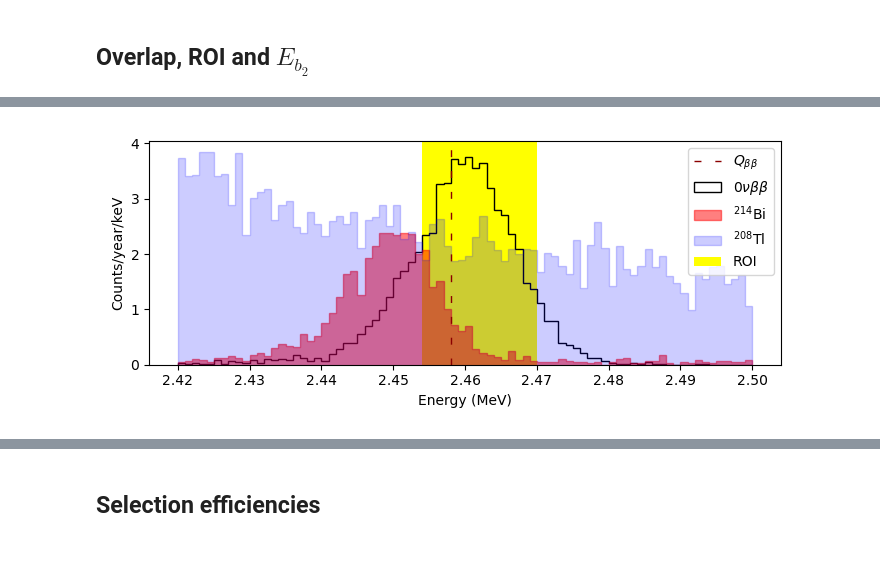
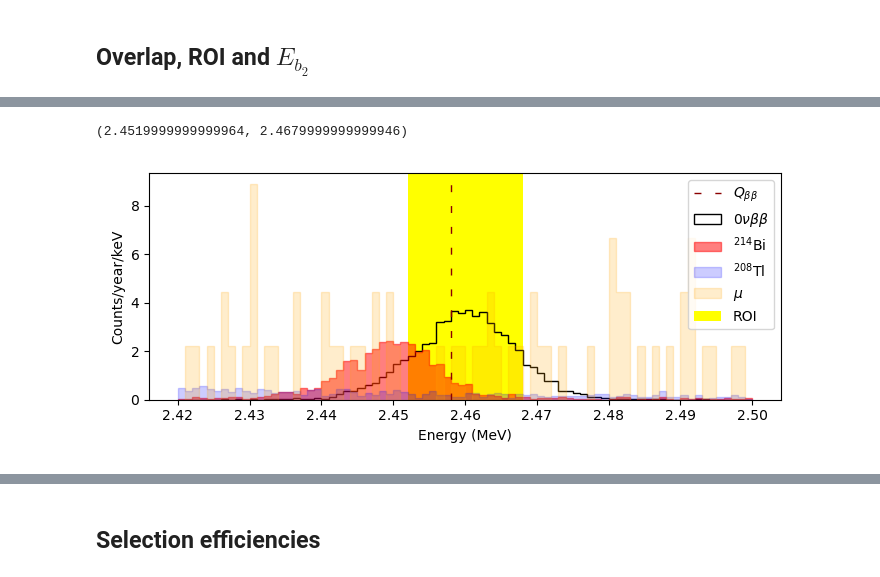
Before and after one commit to gondiaz/NEXT100-0nubb-analysis, a Jupyter notebook: analysis/counting_experiment.ipynb, the cells around one changed output, grey strips where cells are left out. Cells and saved outputs as stored; diff of their text form; code cells hidden in the pictures.

```diff
--- a/analysis/counting_experiment.ipynb
+++ b/analysis/counting_experiment.ipynb
@@ -176,8 +218,8 @@ tracks_214Bi.set_index(["event", "file"], inplace=True)
 selections = [ "nexus"
              , "reco"
              , "energy"
+             , "fiducial"
              , "track"
-             , "fiducial"
              , "overlap"
              , "ROI"
              , "topo"]
@@ -195,4 +237,4 @@ selections_df.loc["208Tl", "energy"] = \
 selections_df.loc["214Bi", "energy"] = \
 (tracks_214Bi.groupby("G4Volume").apply(lambda df: df.index.nunique())/iceff_df.loc["214Bi"].exposure).sum()
 
-selections_df = selections_df.drop(["2nubb"])
+selections_df.loc["muons", "energy"] = tracks_muons.index.nunique()/iceff_df.loc[("muons", "LAB_WALLS")].exposure
@@ -263,6 +403,7 @@ Isotope
 dtype: object
 # %%
 # selection dfs
-sel_0nubb = (tracks_0nubb.numb_of_tracks == 1)
-sel_208Tl = (tracks_208Tl.numb_of_tracks == 1)
-sel_214Bi = (tracks_214Bi.numb_of_tracks == 1)
+sel_0nubb = sel_0nubb & (tracks_0nubb.numb_of_tracks == 1)
+sel_208Tl = sel_208Tl & (tracks_208Tl.numb_of_tracks == 1)
+sel_214Bi = sel_214Bi & (tracks_214Bi.numb_of_tracks == 1)
+sel_muons = sel_muons & (tracks_muons.numb_of_tracks == 1)
@@ -337,6 +413,7 @@ dtype: object
 sel_0nubb = sel_0nubb & (tracks_0nubb.ovlp_blob_energy == 0)
 sel_214Bi = sel_214Bi & (tracks_214Bi.ovlp_blob_energy == 0)
 sel_208Tl = sel_208Tl & (tracks_208Tl.ovlp_blob_energy == 0)
+sel_muons = sel_muons & (tracks_muons.ovlp_blob_energy == 0)
 
 rate = (tracks_0nubb.loc[sel_0nubb].index.nunique() / iceff_df.loc[("0nubb", "ACTIVE")].exposure).sum()
 selections_df.loc["0nubb", "overlap"] = rate
@@ -349,13 +426,17 @@ selections_df.loc["214Bi", "overlap"] = rate
 rate = (tracks_208Tl.loc[sel_208Tl].value_counts("G4Volume") / iceff_df.loc["208Tl"].exposure).sum()
 selections_df.loc["208Tl", "overlap"] = rate
 
-es = selections_df.loc["0nubb"].overlap/selections_df.loc["0nubb"].fiducial
-eb = selections_df.loc[("208Tl", "214Bi"), :].overlap.sum()/selections_df.loc[("208Tl", "214Bi"), :].fiducial.sum()
+# muons
+rate = (tracks_muons.loc[sel_muons].value_counts("G4Volume") / iceff_df.loc["muons"].exposure).sum()
+selections_df.loc["muons", "overlap"] = rate
+
+# es = selections_df.loc["0nubb"].overlap/selections_df.loc["0nubb"].track
+# eb = selections_df.loc[("208Tl", "214Bi"), :].overlap.sum()/selections_df.loc[("208Tl", "214Bi"), :].track.sum()
 
 # no overlap
 print("No overlap between blobs efficiencies:")
 print("-------------------------------------")
-selections_df.overlap / selections_df.fiducial
+selections_df.overlap / selections_df.track
 # %% [output]
 No overlap between blobs efficiencies:
 -------------------------------------
@@ -397,21 +453,24 @@ combs = list(combinations(ROI, 2))
 ns  = []
 nb1 = []
 nb2 = []
+nb3 = []
 for i, comb in enumerate(combs):
     emin, emax = comb
     st  = tracks_0nubb.loc[sel_0nubb & (emin<=tracks_0nubb.energy) & (tracks_0nubb.energy<emax)]
     bt1 = tracks_208Tl.loc[sel_208Tl & (emin<=tracks_208Tl.energy) & (tracks_208Tl.energy<emax)]
     bt2 = tracks_214Bi.loc[sel_214Bi & (emin<=tracks_214Bi.energy) & (tracks_214Bi.energy<emax)]
+    bt3 = tracks_muons.loc[sel_muons & (emin<=tracks_muons.energy) & (tracks_muons.energy<emax)]
 
     ns .append(( st.value_counts("G4Volume") / iceff_df.loc[("0nubb", "ACTIVE")].exposure).sum())
     nb1.append((bt1.value_counts("G4Volume") / iceff_df.loc["208Tl"]            .exposure).sum())
     nb2.append((bt2.value_counts("G4Volume") / iceff_df.loc["214Bi"]            .exposure).sum())
+    nb3.append((bt3.value_counts("G4Volume") / iceff_df.loc["muons"]            .exposure).sum())
 
 ns = np.array(ns)
-nb = np.array(nb1) + np.array(nb2)
+nb = np.array(nb1) + np.array(nb2) + np.array(nb3)
 
 foms =        (ns/selections_df.loc["0nubb", "overlap"]) / \
-       np.sqrt(nb/selections_df.loc[("208Tl", "214Bi"), :].overlap.sum())
+       np.sqrt(nb/selections_df.loc[("208Tl", "214Bi", "muons"), :].overlap.sum())
 
 roi = combs[np.argmax(foms)]
 
@@ -456,34 +517,44 @@ ax = fig.add_subplot(111)
 bins = np.arange(2.42, 2.50, 0.001)
 binc = (bins[1:] + bins[:-1])/2.
 
 # signal
 h, _ = np.histogram( tracks_0nubb.loc[sel_0nubb].energy, bins=bins
                    , weights=np.ones(sel_0nubb.sum())/iceff_df.loc[("0nubb", "ACTIVE")].exposure)
 ax.stairs(h, bins, label=r"$0\nu\beta\beta$", facecolor="none", edgecolor="k", fill=True)
 
 # 214Bi
 h, _ = np.histogram( tracks_214Bi.loc[sel_214Bi].energy, bins=bins
          , weights=1/tracks_214Bi.loc[sel_214Bi].exposure)
 ax.stairs(h, bins, label=r"$^{214}$Bi", facecolor="r", edgecolor="r", alpha=0.5, fill=True)
 
 
 # 208Tl
 h, _ = np.histogram( tracks_208Tl.loc[sel_208Tl].energy, bins=bins
          , weights=1/tracks_208Tl.loc[sel_208Tl].exposure)
 ax.stairs(h, bins, label=r"$^{208}$Tl", facecolor="b", edgecolor="b", alpha=0.2, fill=True)
 
+
+# muons
+h, _ = np.histogram( tracks_muons.loc[sel_muons].energy, bins=bins
+         , weights=1/tracks_muons.loc[sel_muons].exposure)
+ax.stairs(h, bins, label=r"$\mu$", facecolor="orange", edgecolor="orange", alpha=0.2, fill=True)
+
+
 # ROI
 Qbb = 2.458
 plt.axvline(Qbb, c="darkred", linewidth=1, linestyle=(0, (5, 10)), label=r"$Q_{\beta\beta}$")
 ax.set_ylim(ax.get_ylim())
 ax.fill_betweenx(ax.get_ylim(), roi[0], roi[1], edgecolor="none", facecolor="yellow", label="ROI")
 
+print(roi)
+
 ax.set_ylabel("Counts/year/keV")
 ax.set_xlabel("Energy (MeV)")
 ax.legend()
 fig.tight_layout()
 # %% [output]
+(2.4519999999999964, 2.4679999999999946)
-[figure, old version]
+[figure, new version]
 # %%
 # plt.figure(figsize=[7, 3])
 
```
Also changed, not shown: parts of 41 cells of this notebook, 4 other files.
